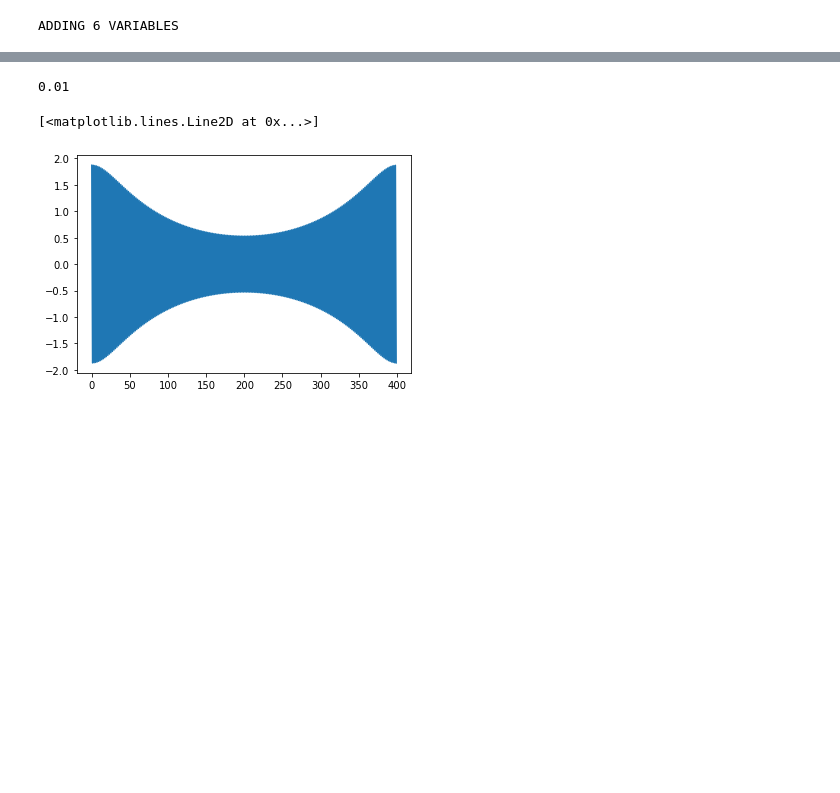
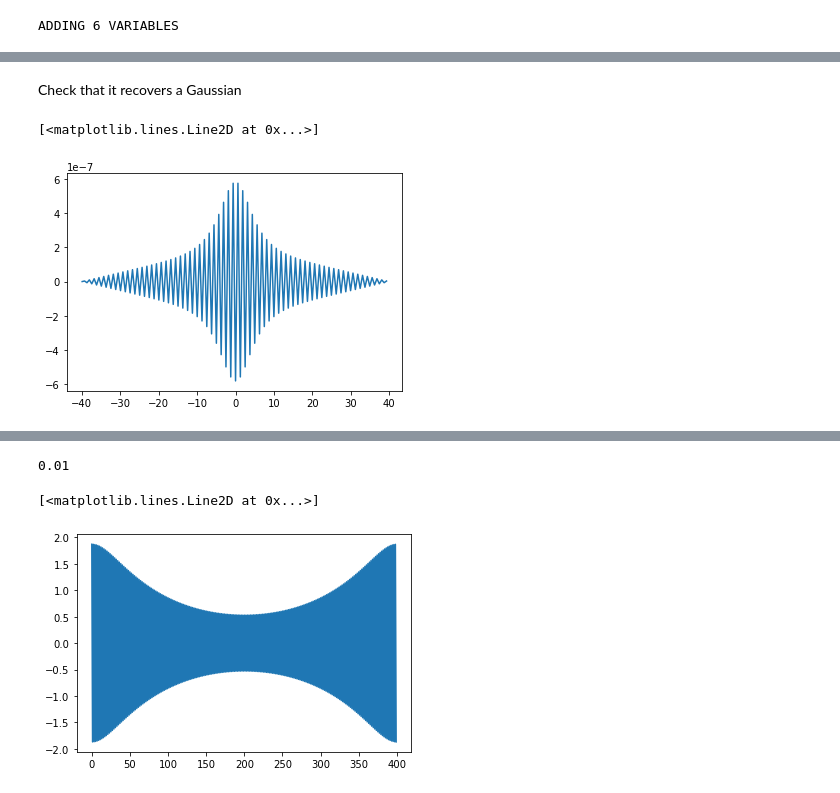
Before and after one commit to jlcbrown/FFT_hypoexp_comp, a Jupyter notebook: FFT_computation_testing.ipynb, the cells around one changed output, grey strips where cells are left out. Saved outputs shown, nothing was run; the diff lists cells and outputs as text; code cells hidden in the pictures; blank space fills up the shorter version.

```diff
--- a/FFT_computation_testing.ipynb
+++ b/FFT_computation_testing.ipynb
@@ -53,0 +110,12 @@ def bihypoexponential_fourier_outputs_trunc(evalMax, evaluations,evalWidth):
+# %% [markdown]
+Check that it recovers a Gaussian
+# %%
+x = np.linspace(-5, 5, num=128)
+t = t_from_x(x)
+f = stats.norm.pdf(x)
+fhat = cont_ft(x, t, f, "dens_to_char")
+
+plt.plot(t, np.real(fhat) - stats.norm.pdf(t) * np.sqrt(math.tau)) # Should have small oscillations due to the clipped domain
+# %% [output]
+[<matplotlib.lines.Line2D at 0x...>]
+[figure, added]
```
Also changed, not shown: parts of 6 cells of this notebook.
